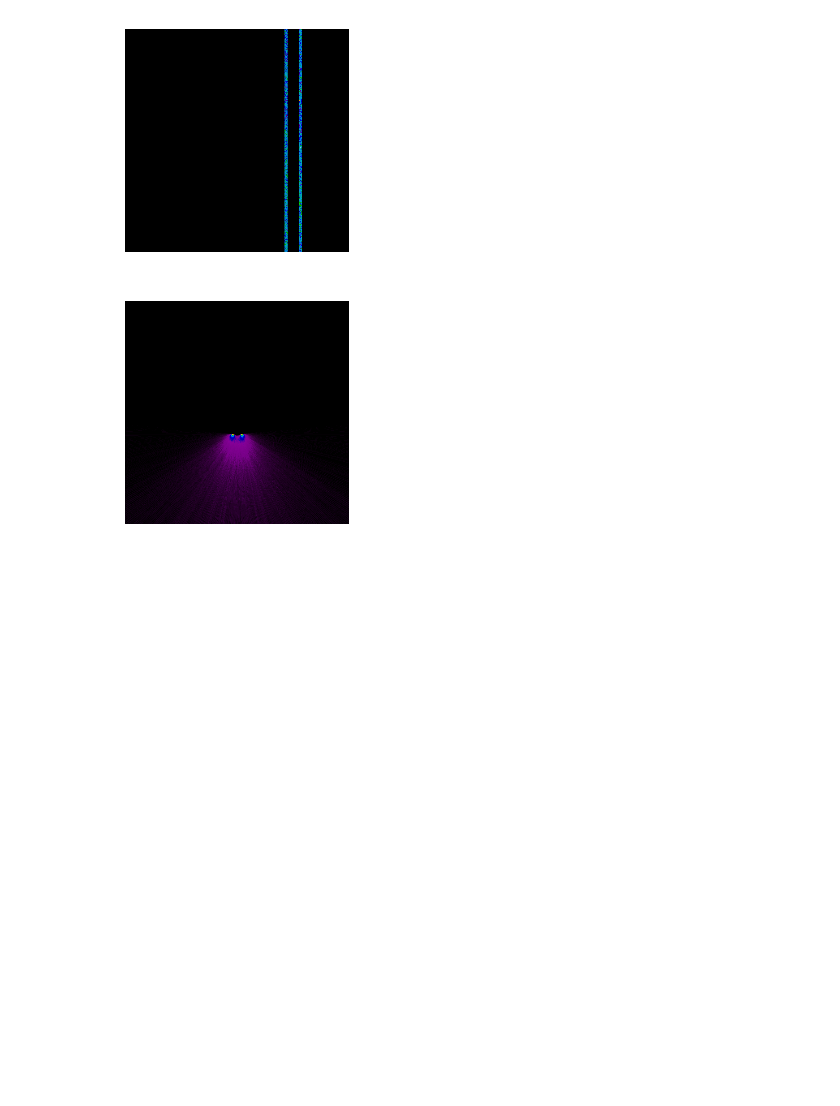
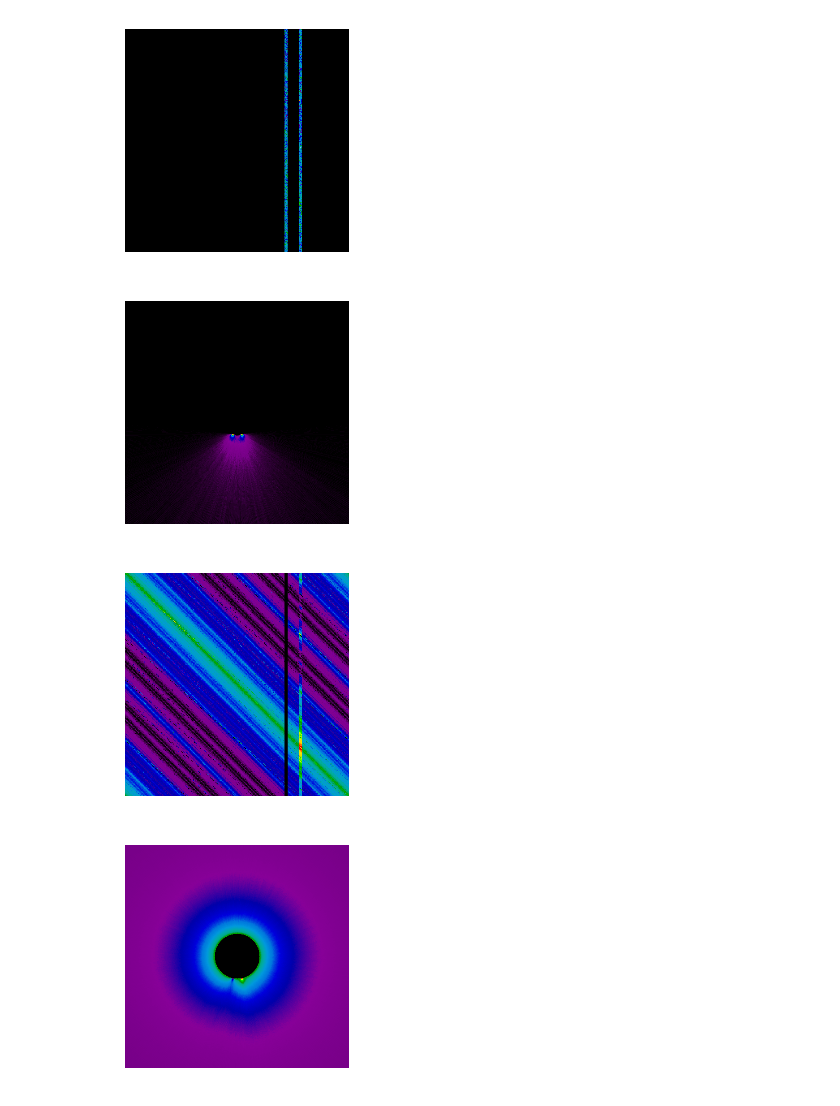
Before and after one commit to kavigupta/kavigupta.github.com, a Jupyter notebook: _resources/2016-06-01/porus_mirror.ipynb, the cells around one changed output. Cells and saved outputs as stored; diff of their text form; code cells hidden in the pictures; blank space fills up the shorter version.

```diff
--- a/_resources/2016-06-01/porus_mirror.ipynb
+++ b/_resources/2016-06-01/porus_mirror.ipynb
@@ -155,4 +155,7 @@ porus_mirror(lambda theta: (2 - np.sign(np.sin(theta - pi/16) + 0.999) - np.sign
 [figure]
 [figure]
 # %%
-porus_mirror(lambda theta: (2 - np.sign(np.sin(theta - pi/16) + 0.999) + np.sign(np.sin(theta + pi/16) - 0.999)) / 4, 20, "posneg_slit")
+porus_mirror(lambda theta: (2 - np.sign(np.sin(theta - pi/16) + 0.999) + np.sign(np.sin(theta + pi/16) + 0.999)) / 4, 20, "posneg_slit")
+# %% [output]
+[figure, added]
+[figure, added]
```
Also changed, not shown: 2 other files.
